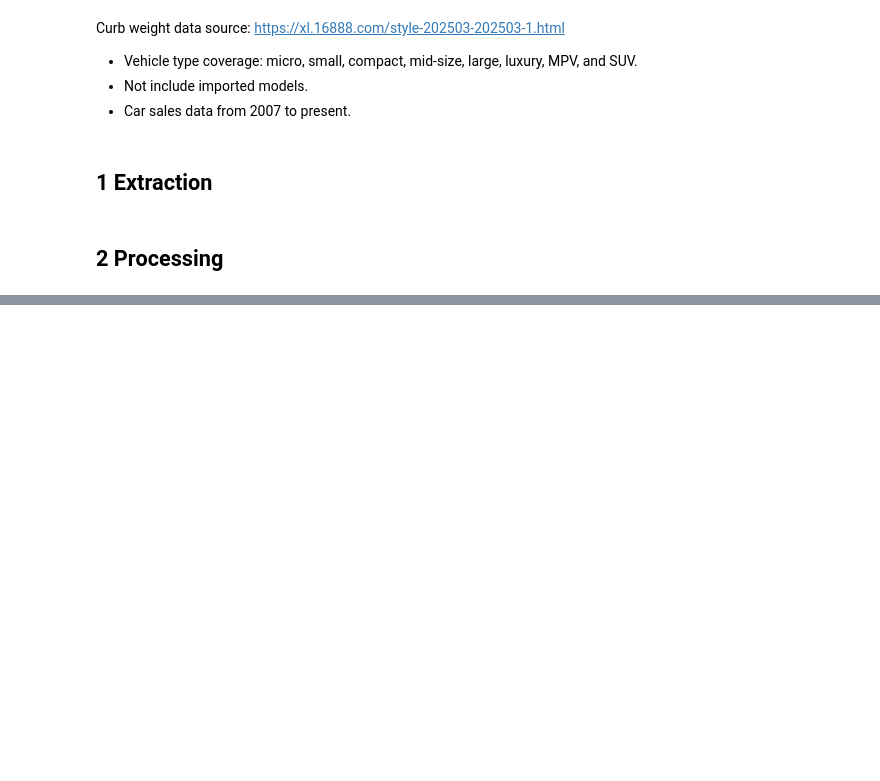
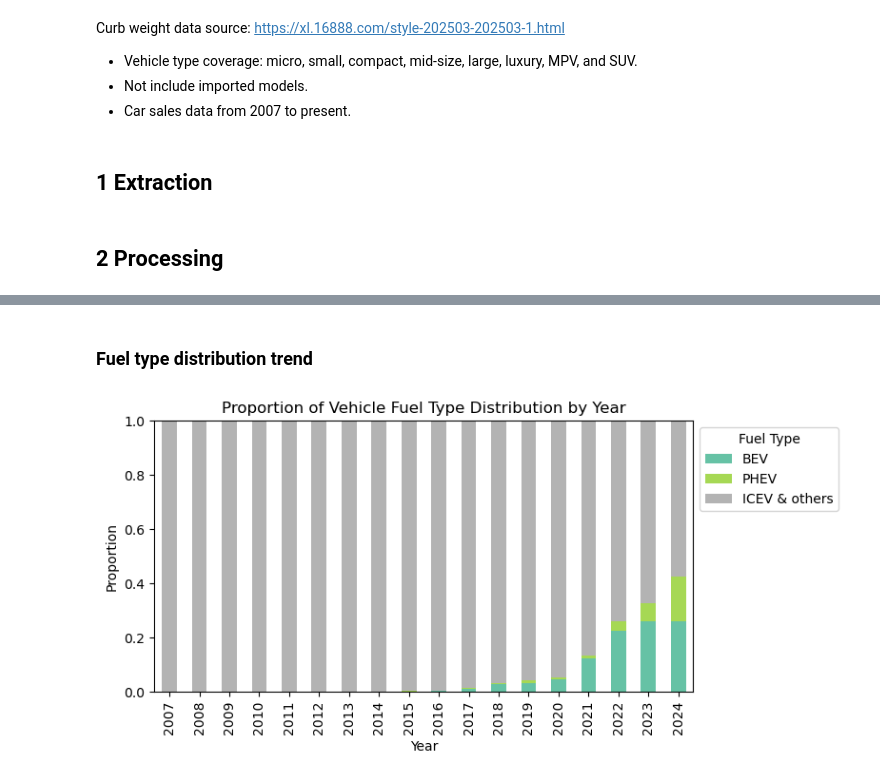
Before and after one commit to QiuziChen/ev-bwp-modeling, a Jupyter notebook: doc2_curb_weight_data.ipynb, the cells around one changed output, grey strips where cells are left out. Drawn from its saved outputs; the diff is of its cells as text; code cells hidden in the pictures; blank space fills up the shorter version.

```diff
--- a/doc2_curb_weight_data.ipynb
+++ b/doc2_curb_weight_data.ipynb
@@ -387,0 +429,19 @@ plt.show()
+# %% [markdown]
+### Fuel type distribution trend
+# %%
+# Normalize to proportions
+fuel_type_data = expanded_sales.groupby(['year', 'fuel']).size().unstack(fill_value=0)
+fuel_type_data_normalized = fuel_type_data.div(fuel_type_data.sum(axis=1), axis=0)
+fuel_type_data_normalized = fuel_type_data_normalized[['BEV', 'PHEV', 'ICEV & others']]
+
+# Plot the stacked barplot
+fuel_type_data_normalized.plot(kind='bar', stacked=True, figsize=(8,4), colormap='Set2', fig=(8, 3))
+plt.title('Proportion of Vehicle Fuel Type Distribution by Year')
+plt.xlabel('Year')
+plt.ylim(0,1)
+plt.ylabel('Proportion')
+plt.legend(title='Fuel Type', loc='upper left', bbox_to_anchor=(1, 1))
+plt.tight_layout()
+plt.show()
+# %% [output]
+[figure, added]
```
Also changed, not shown: parts of 46 cells of this notebook, 4 other files.
